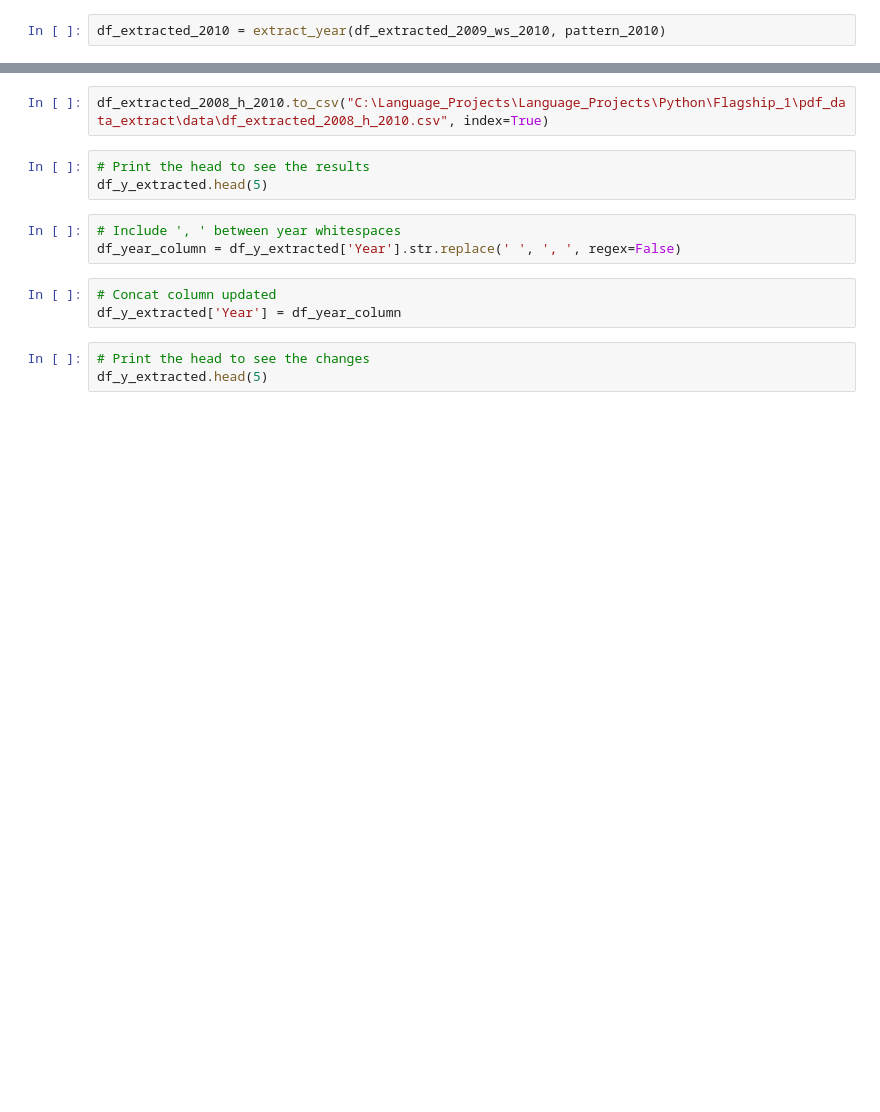
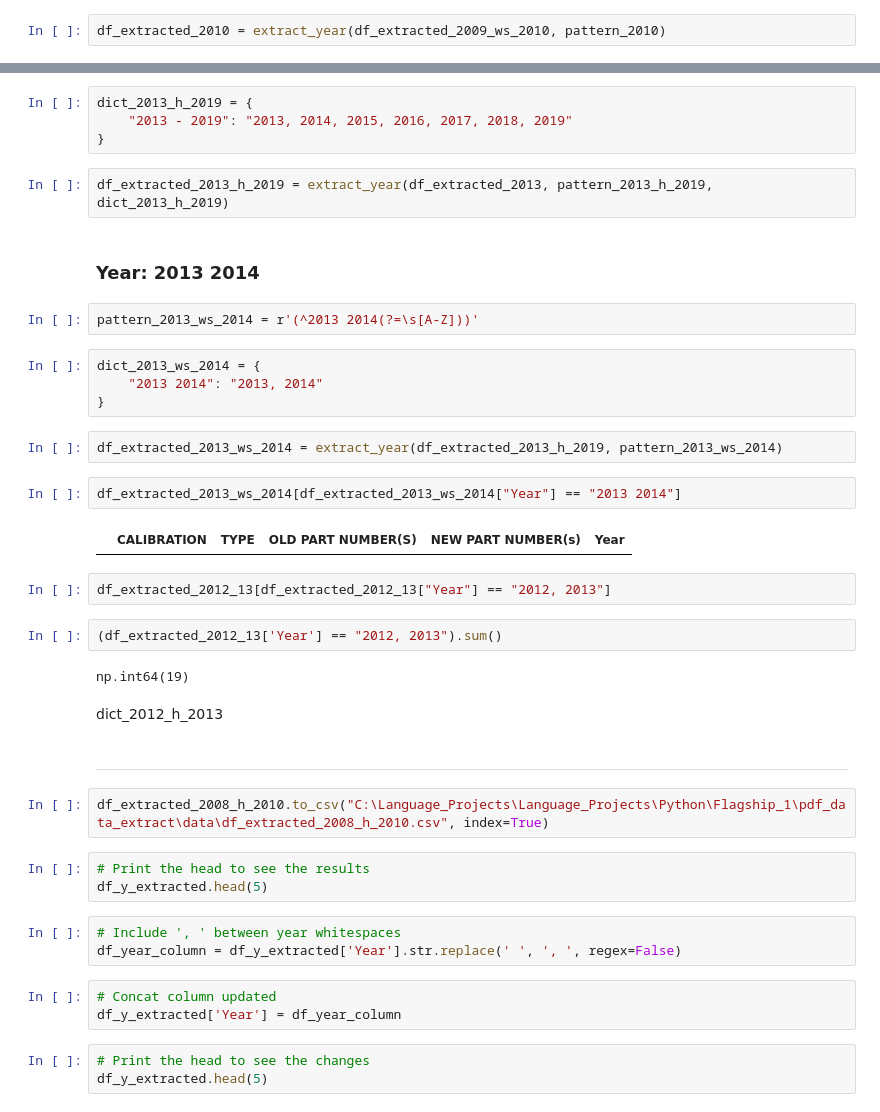
Before and after one commit to prime-junior/pdf_data_extract, a Jupyter notebook: notebook/new_pdf_extract.ipynb, the cells around one changed output, grey strips where cells are left out. Cells and saved outputs as stored; diff of their text form; blank space fills up the shorter version.

Commit message:
commit new_pdf_extract.ipynb file until ### Year: 2013 2014

```diff
--- a/notebook/new_pdf_extract.ipynb
+++ b/notebook/new_pdf_extract.ipynb
@@ -494,3 +642,33 @@ df_extracted_2009_ws_2010[df_extracted_2009_ws_2010["CALIBRATION"].str.contains(
+# %%
+dict_2013_h_2019 = {
+    "2013 - 2019": "2013, 2014, 2015, 2016, 2017, 2018, 2019"
+}
+# %%
+df_extracted_2013_h_2019 = extract_year(df_extracted_2013, pattern_2013_h_2019, dict_2013_h_2019)
+# %% [markdown]
+### Year: 2013 2014
+# %%
+pattern_2013_ws_2014 = r'(^2013 2014(?=\s[A-Z]))'
+# %%
+dict_2013_ws_2014 = {
+    "2013 2014": "2013, 2014"
+}
+# %%
+df_extracted_2013_ws_2014 = extract_year(df_extracted_2013_h_2019, pattern_2013_ws_2014)
+# %%
+df_extracted_2013_ws_2014[df_extracted_2013_ws_2014["Year"] == "2013 2014"]
+# %% [output]
+|  | CALIBRATION | TYPE | OLD PART NUMBER(S) | NEW PART NUMBER(s) | Year |
+# %%
+df_extracted_2012_13[df_extracted_2012_13["Year"] == "2012, 2013"]
+# %%
+(df_extracted_2012_13['Year'] == "2012, 2013").sum()
+# %% [output]
+np.int64(19)
+# %% [markdown]
+dict_2012_h_2013
+# %% [markdown]
+-------
 # %%
 df_extracted_2008_h_2010.to_csv("C:\Language_Projects\Language_Projects\Python\Flagship_1\pdf_data_extract\data\df_extracted_2008_h_2010.csv", index=True)
 # %%
```
Also changed, not shown: parts of 84 cells of this notebook.
